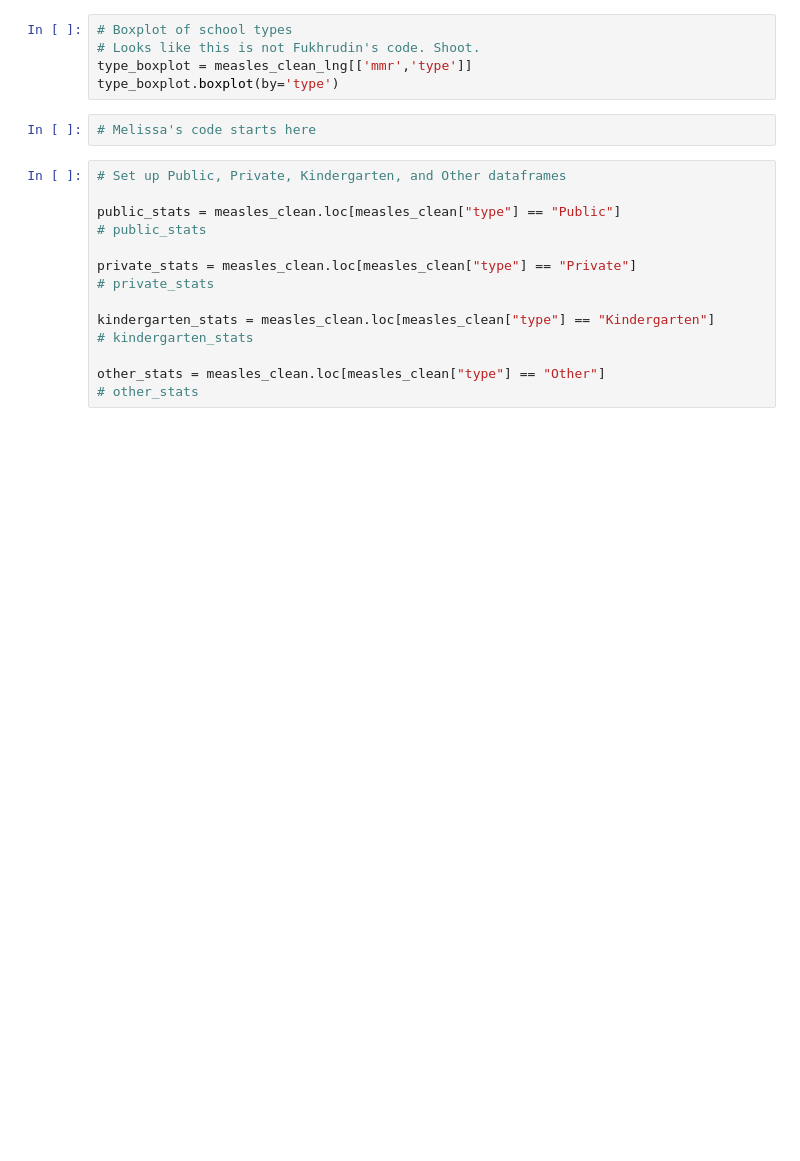
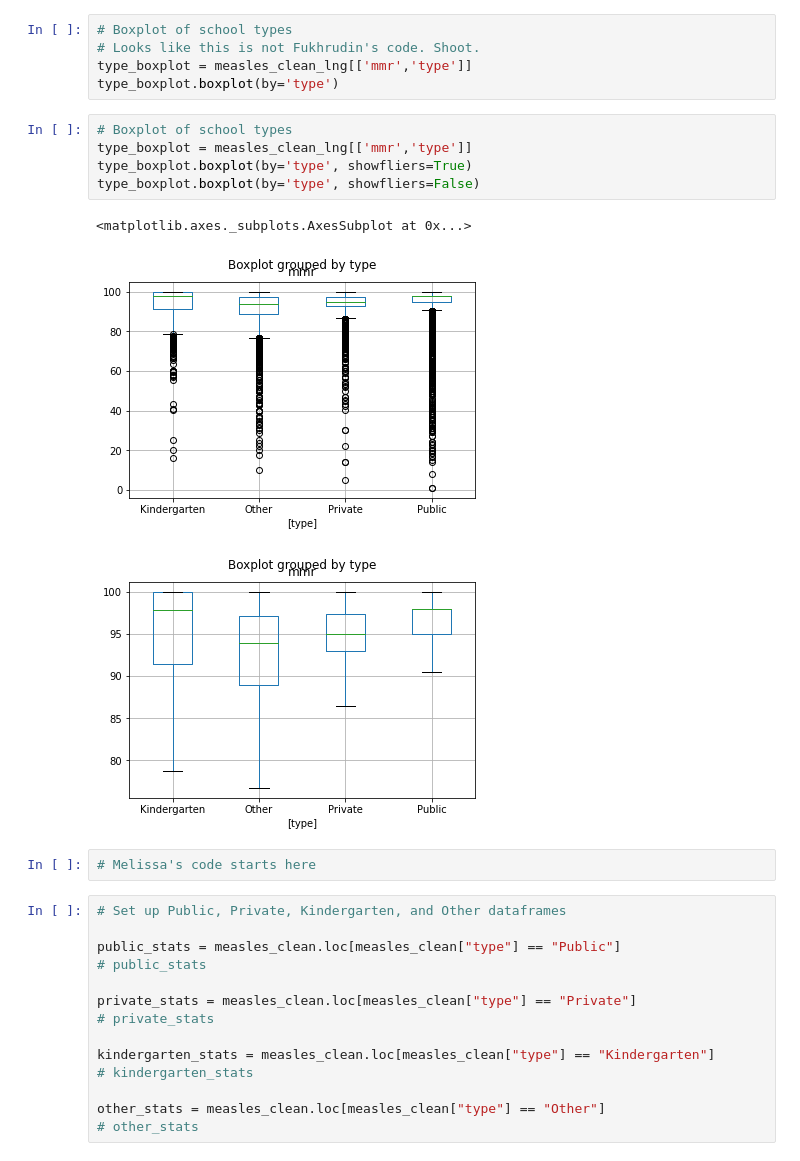
Before and after one commit to mel-c-lowe/UMN_Bootcamp_Project_One, a Jupyter notebook: MMR Vaccinations Trends.ipynb, the cells around one changed output. Cells and saved outputs as stored; diff of their text form; blank space fills up the shorter version.

Commit message:
Cleaning up bar charts, added code to show additional boxplot

```diff
--- a/MMR Vaccinations Trends.ipynb
+++ b/MMR Vaccinations Trends.ipynb
@@ -128,6 +209,15 @@ axScat = dfScat.plot(kind='scatter', x=0, y=1, c=2, colormap='magma')
 # Looks like this is not Fukhrudin's code. Shoot.
 type_boxplot = measles_clean_lng[['mmr','type']]
 type_boxplot.boxplot(by='type')
+# %%
+# Boxplot of school types
+type_boxplot = measles_clean_lng[['mmr','type']]
+type_boxplot.boxplot(by='type', showfliers=True)
+type_boxplot.boxplot(by='type', showfliers=False)
+# %% [output]
+<matplotlib.axes._subplots.AxesSubplot at 0x...>
+[figure, added]
+[figure, added]
 # %%
 # Melissa's code starts here
 # %%
```
Also changed, not shown: parts of 43 cells of this notebook, 2 other files.
